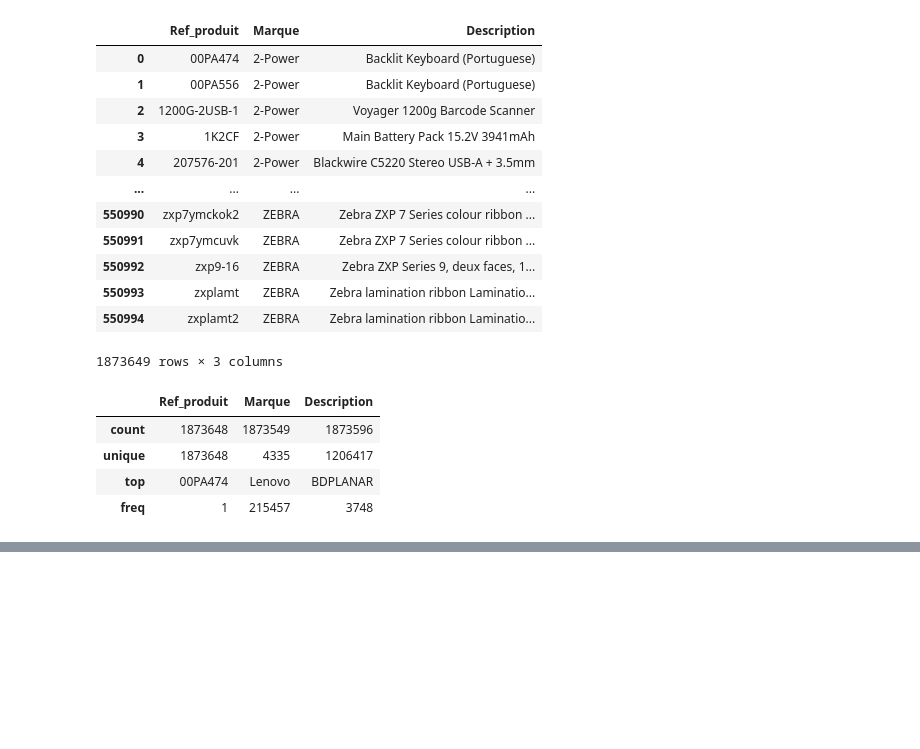
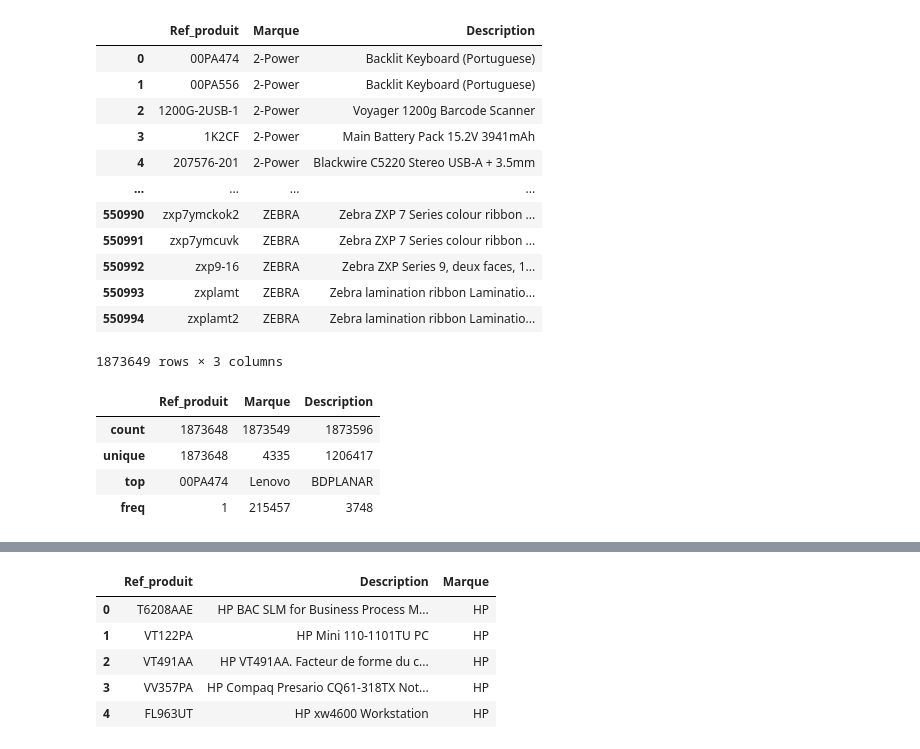
Before and after one commit to IruhDegSet/stage_projet, a Jupyter notebook: data-preprocessing.ipynb, the cells around one changed output, grey strips where cells are left out. Saved outputs shown, nothing was run; the diff lists cells and outputs as text; code cells hidden in the pictures; blank space fills up the shorter version.

```diff
--- a/data-preprocessing.ipynb
+++ b/data-preprocessing.ipynb
@@ -1486,0 +1589,18 @@ df.to_csv('clean_data.csv', index=False)
+# %%
+old_names = ['Requested_prod_id', 'LongSummaryDescription', 'Supplier']
+columns_rename = ['Ref_produit', 'Description','Marque']
+
+# Créer un dictionnaire de renommage
+rename_dict = dict(zip(old_names, columns_rename))
+
+# Renommer les colonnes
+dfcat2_selected = dfcat2_selected.rename(columns=rename_dict)
+#dfcat2_selected=dfcat2_selected['Ref_produit', 'Description','Marque']]
+dfcat2_selected.head()
+# %% [output]
+|  | Ref_produit | Description | Marque |
+| 0 | T6208AAE | HP BAC SLM for Business Process M... | HP |
+| 1 | VT122PA | HP Mini 110-1101TU PC | HP |
+| 2 | VT491AA | HP VT491AA. Facteur de forme du c... | HP |
+| 3 | VV357PA | HP Compaq Presario CQ61-318TX Not... | HP |
+| 4 | FL963UT | HP xw4600 Workstation | HP |
```
Also changed, not shown: parts of 10 cells of this notebook.
